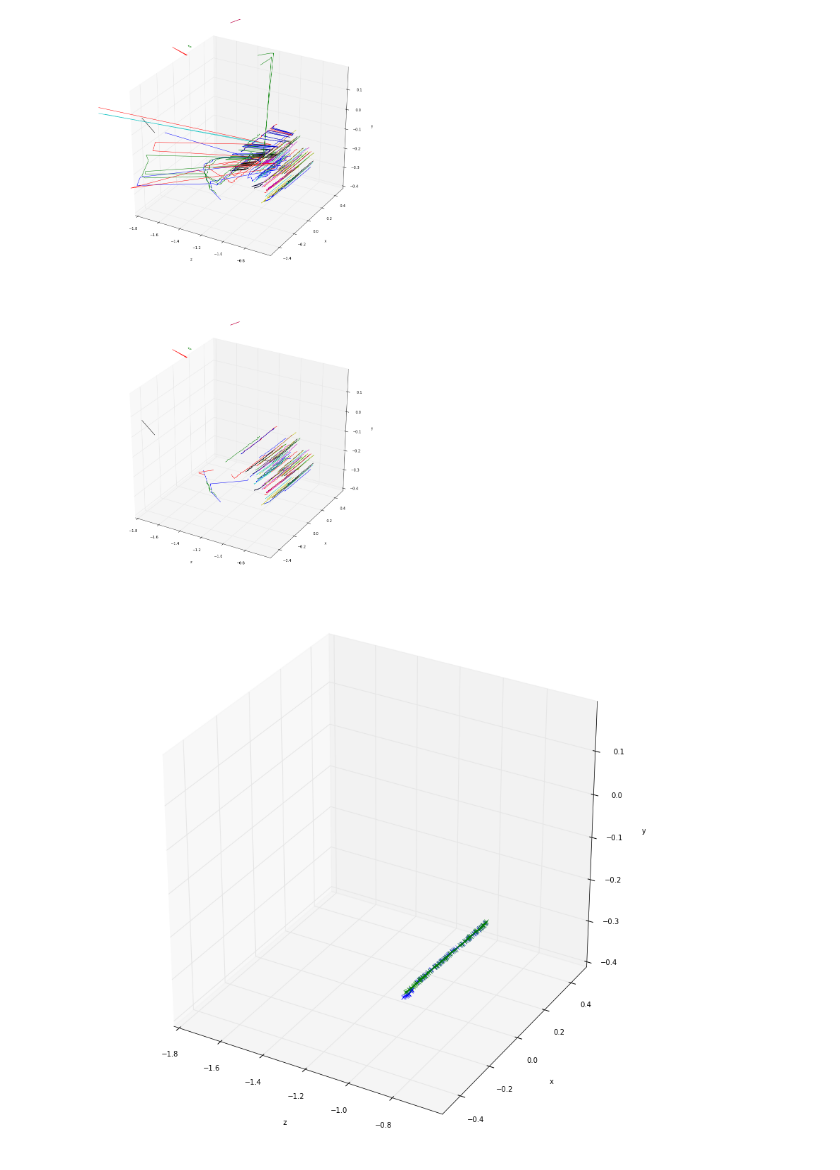
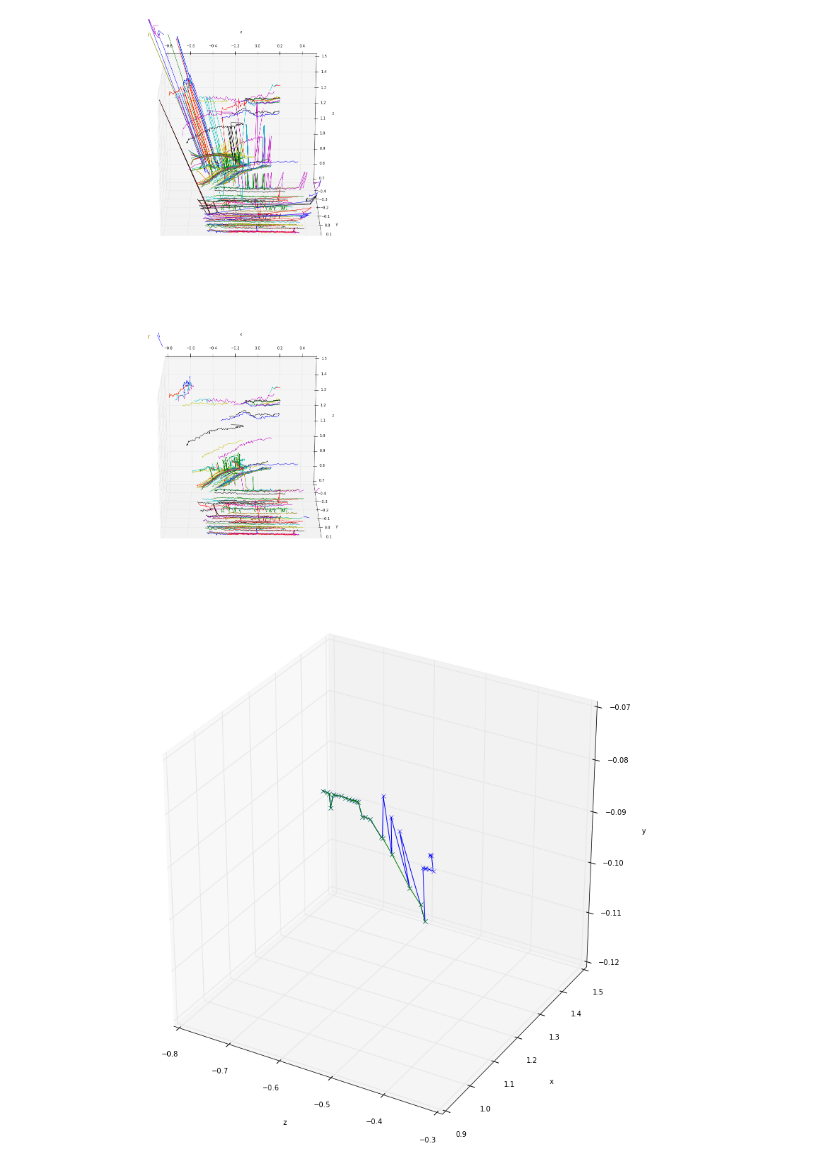
Before and after one commit to stfuchs/ipynb, a Jupyter notebook: trajectory_clustering/trajectory_smoothing.ipynb, the cells around one changed output. Cells and saved outputs as stored; diff of their text form; code cells hidden in the pictures.

```diff
--- a/trajectory_clustering/trajectory_smoothing.ipynb
+++ b/trajectory_clustering/trajectory_smoothing.ipynb
@@ -25,12 +25,12 @@ Found 94 files
 class Trajectory:
     def __init__(self, id_):
         self.id_ = id_
-        self.t_prev = 0.
         self.z = []
+        self.t = []
 
     def update_self(self, z, t):
         self.z.append(mat(z).T)
-        self.t_prev = t
+        self.t.append(t)
 
     def qt(self): return self.x[-1][:3]
     def dqt(self): return self.x[-1][3:]
@@ -44,14 +44,14 @@ class Trajectory:
     def update_first(self, z2, t2):
         z2 = mat(z2).T
         if linalg.norm(z2 - self.z[-1]) > .3: return
-        self.x = [ vstack( [z2, (z2-self.z[-1])/(t2-self.t_prev)] ) ]
+        self.x = [ vstack( [z2, (z2-self.z[-1])/(t2-self.t[-1])] ) ]
         self.Cx = mat(identity(6)*.1)
         self.z.append(z2)
-        self.t_prev = t2
+        self.t.append(t2)
 
     def update_smoothed(self, z, t):
         z = mat(z).T
-        dt = (t - self.t_prev)
+        dt = (t - self.t[-1])
         xt = vstack( [self.qt() + dt * self.dqt(), self.dqt()] )
         Cx = self.Jg(dt) * self.Cx * self.Jg(dt).T + identity(6)*.001
         diff = vstack([z, (z - self.z[-1])/dt]) - xt
@@ -64,7 +64,14 @@ class Trajectory:
         self.x.append( xt + K*diff )
         self.Cx = (identity(6) - K)*Cx
         self.z.append(z)
-        self.t_prev = t
+        self.t.append(t)
+
+    def update_threshold(self, z, t):
+        z = mat(z).T
+        if linalg.norm(self.z[-1] - z) > .1: return
+        if t - self.t[-1] > 1.5: return
+        self.z.append(z)
+        self.t.append(t)
 # %%
 T1 = []
 T2 = []
@@ -87,31 +94,33 @@ for z in Z:
     time, traj_id, point = z
     if len(T2[traj_id].z) == 0:
         T2[traj_id].update_self(point,time)
-    elif len(T2[traj_id].z) == 1:
-        T2[traj_id].update_first(point,time)
+    #elif len(T2[traj_id].z) == 1:
+        #T2[traj_id].update_first(point,time)
     else:
-        T2[traj_id].update_smoothed(point,time)
+        #T2[traj_id].update_smoothed(point,time)
+        T2[traj_id].update_threshold(point,time)
 # %%
 import matplotlib.pyplot as plt
 from mpl_toolkits.mplot3d import Axes3D
 fig,ax = plt.subplots(nrows=2, ncols=1, figsize=(14,28), subplot_kw=dict(projection='3d'))
 for axi in ax:
-    axi.grid()
-    axi.set_xlabel('z')
-    axi.set_ylabel('x')
+    #axi.grid()
+    axi.set_xlabel('x')
+    axi.set_ylabel('z')
     axi.set_zlabel('y')
-    axi.set_xlim([-1.8, -.6]) #z
-    axi.set_ylim([- .5,  .5]) #x
-    axi.set_zlim([- .4,  .2]) #y
+    axi.set_xlim([-.8, .5]) #x
+    axi.set_ylim([.7,  1.5]) #z
+    axi.set_zlim([-.4,  .2]) #y
+    axi.view_init(elev=110,azim=-90)
 
 for t in T1:
     tmp = array(hstack(t.z))
-    ax[0].plot(-tmp[2,:],tmp[0,:],-tmp[1,:])
+    ax[0].plot(tmp[0,:],tmp[2,:],tmp[1,:])
 for t in T2:
     tmp = array(hstack(t.z))
-    ax[1].plot(-tmp[2,:],tmp[0,:],-tmp[1,:])
+    ax[1].plot(tmp[0,:],tmp[2,:],tmp[1,:])
 # %% [output]
-[figure, old version]
+[figure, new version]
 # %%
 #for t in T2:
 def plot_id(Id):
@@ -120,13 +129,13 @@ def plot_id(Id):
     ax.set_xlabel('z')
     ax.set_ylabel('x')
     ax.set_zlabel('y')
-    ax.set_xlim([-1.8, -.6]) #z
-    ax.set_ylim([- .5,  .5]) #x
-    ax.set_zlim([- .4,  .2]) #y
-    tmp = array(hstack(T2[Id].x))
-    ax.plot(-tmp[2,:],tmp[0,:],-tmp[1,:], 'x-')
+    axi.set_xlim([-.8, .5]) #x
+    axi.set_ylim([.7,  1.5]) #z
+    axi.set_zlim([-.4,  .2]) #y
     tmp = array(hstack(T1[Id].z))
-    ax.plot(-tmp[2,:],tmp[0,:],-tmp[1,:], 'x-')
+    ax.plot(tmp[0,:],tmp[2,:],tmp[1,:], 'x-')
+    tmp = array(hstack(T2[Id].z))
+    ax.plot(tmp[0,:],tmp[2,:],tmp[1,:], 'x-')
 interactive(plot_id, Id=(0,len(T1)-1,1))
 # %% [output]
-[figure, old version]
+[figure, new version]
```
Also changed, not shown: parts of 5 cells of this notebook, 1 other file.
